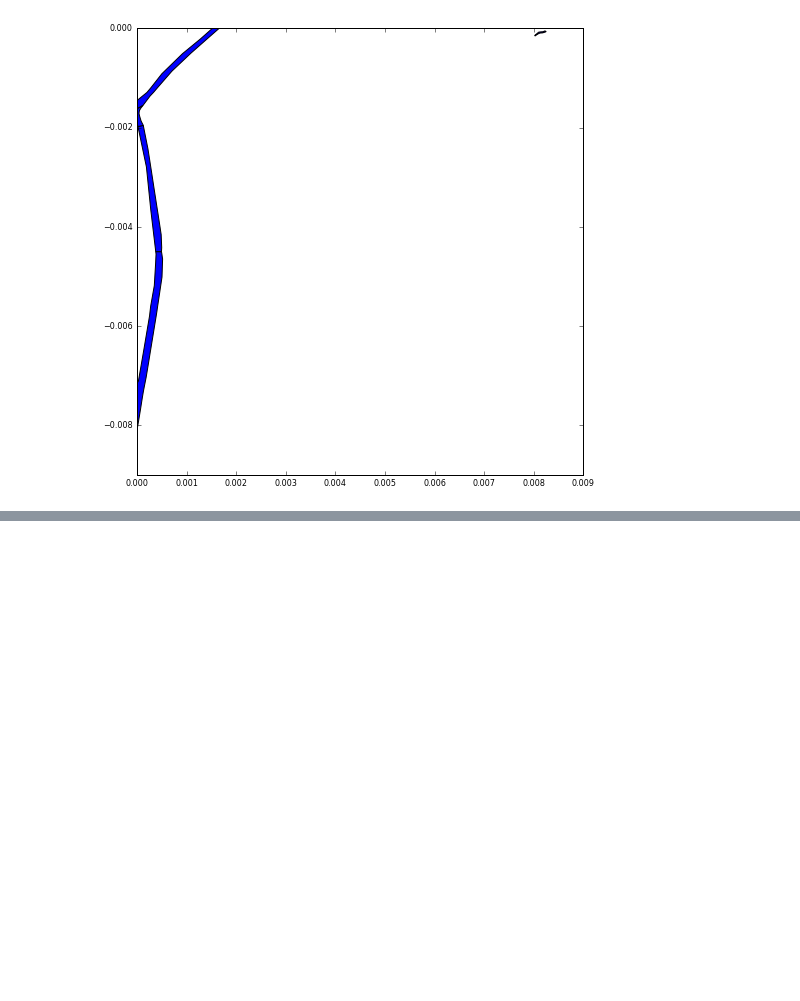
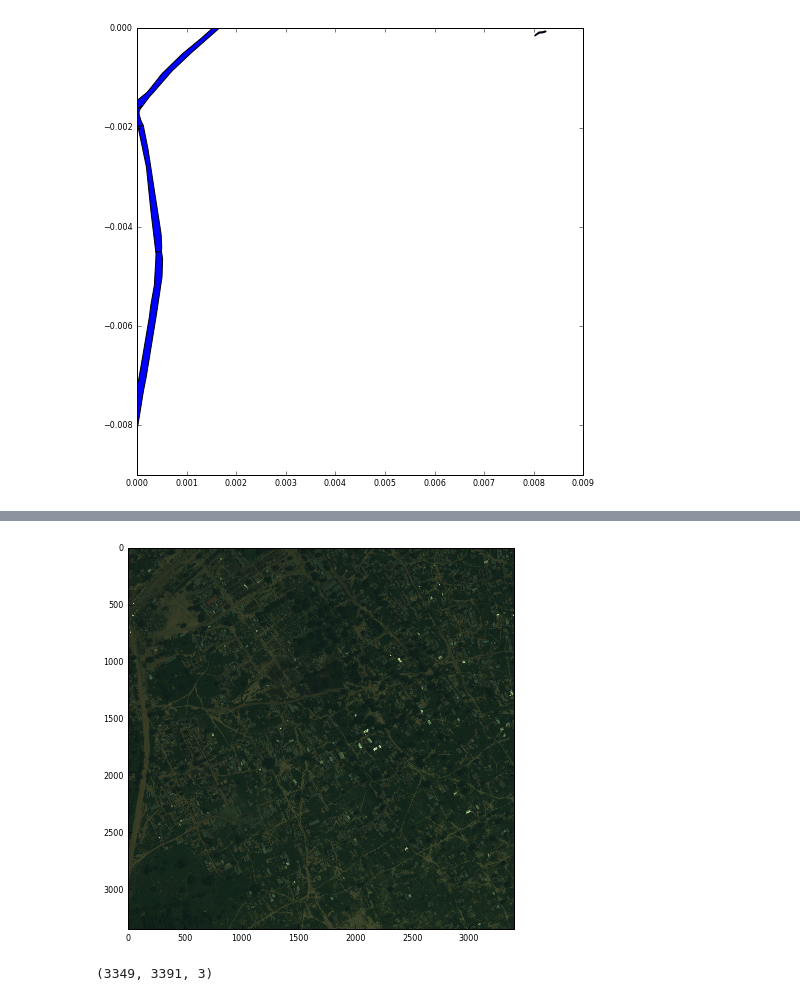
Before and after one commit to JayeCribb/Kaggle_DTSL, a Jupyter notebook: Convert_and_Overlay_Polygons.ipynb, the cells around one changed output, grey strips where cells are left out. Cells and saved outputs as stored; diff of their text form; code cells hidden in the pictures; blank space fills up the shorter version.

```diff
--- a/Convert_and_Overlay_Polygons.ipynb
+++ b/Convert_and_Overlay_Polygons.ipynb
@@ -148,0 +152,11 @@ ax.autoscale_view()
+# %%
+# Read tif file and show image
+tiff_image = tifffile.imread('./Data/three_band/6100_2_3.tif').transpose([1,2,0])
+tifffile.imshow(tiff_image)
+plt.show()
+# %% [output]
+[figure, added]
+# %%
+tiff_image.shape
+# %% [output]
+(3349, 3391, 3)
```
Also changed, not shown: parts of 15 cells of this notebook.
